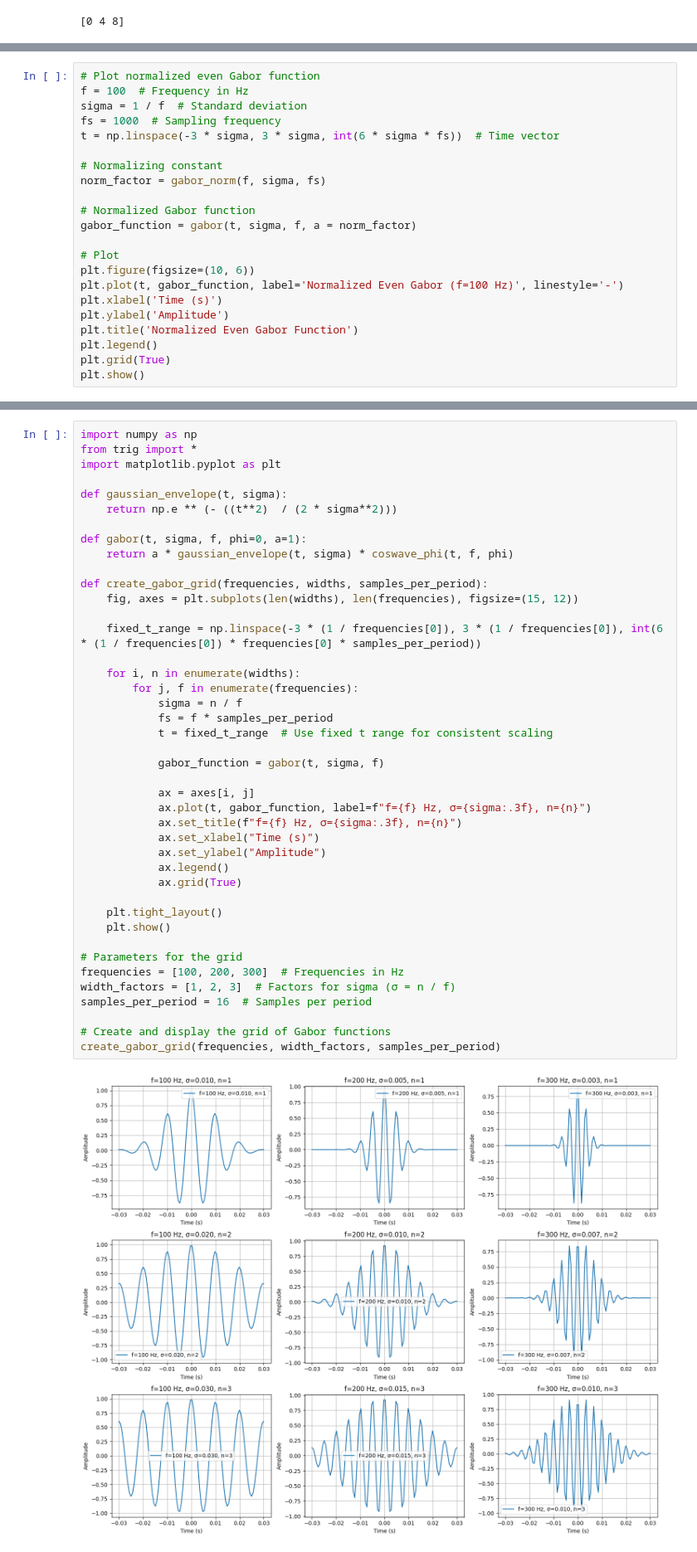
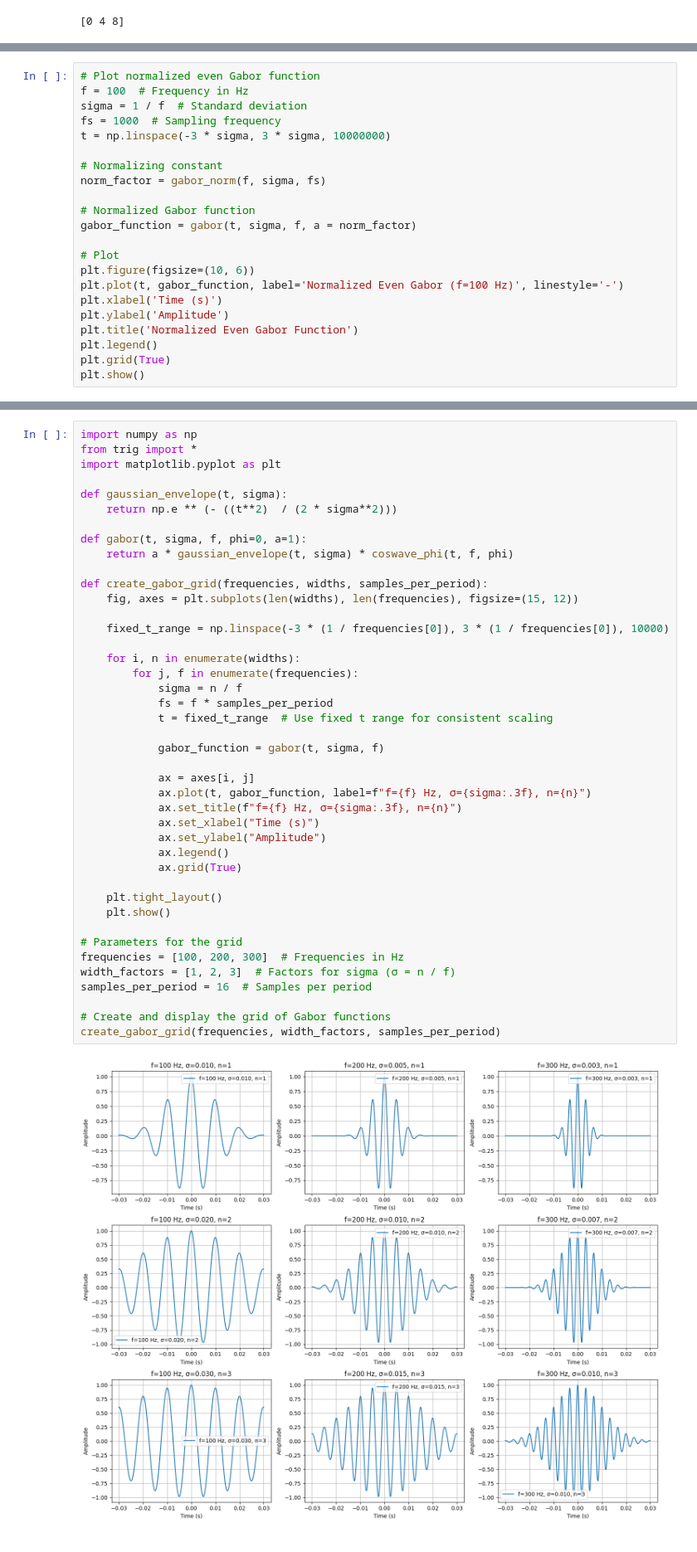
Before and after one commit to RyanL72/CSDS_364, a Jupyter notebook: Assignment_A1b/A1b_rhl72.ipynb, the cells around one changed output, grey strips where cells are left out. Shown at 83% size. Saved outputs shown, nothing was run; the diff lists cells and outputs as text.

```diff
--- a/Assignment_A1b/A1b_rhl72.ipynb
+++ b/Assignment_A1b/A1b_rhl72.ipynb
@@ -319,7 +319,7 @@ plt.show()
 f = 100  # Frequency in Hz
 sigma = 1 / f  # Standard deviation
 fs = 1000  # Sampling frequency
-t = np.linspace(-3 * sigma, 3 * sigma, int(6 * sigma * fs))  # Time vector
+t = np.linspace(-3 * sigma, 3 * sigma, 10000000)
 
 # Normalizing constant
 norm_factor = gabor_norm(f, sigma, fs)
@@ -373,36 +373,36 @@ def gabor(t, sigma, f, phi=0, a=1):
 def create_gabor_grid(frequencies, widths, samples_per_period):
     fig, axes = plt.subplots(len(widths), len(frequencies), figsize=(15, 12))
 
-    fixed_t_range = np.linspace(-3 * (1 / frequencies[0]), 3 * (1 / frequencies[0]), int(6 * (1 / frequencies[0]) * frequencies[0] * samples_per_period))
+    fixed_t_range = np.linspace(-3 * (1 / frequencies[0]), 3 * (1 / frequencies[0]), 10000)
 
     for i, n in enumerate(widths):
         for j, f in enumerate(frequencies):
             sigma = n / f
             fs = f * samples_per_period
             t = fixed_t_range  # Use fixed t range for consistent scaling
 
             gabor_function = gabor(t, sigma, f)
 
             ax = axes[i, j]
             ax.plot(t, gabor_function, label=f"f={f} Hz, σ={sigma:.3f}, n={n}")
             ax.set_title(f"f={f} Hz, σ={sigma:.3f}, n={n}")
             ax.set_xlabel("Time (s)")
             ax.set_ylabel("Amplitude")
             ax.legend()
             ax.grid(True)
 
     plt.tight_layout()
     plt.show()
 
 # Parameters for the grid
 frequencies = [100, 200, 300]  # Frequencies in Hz
 width_factors = [1, 2, 3]  # Factors for sigma (σ = n / f)
 samples_per_period = 16  # Samples per period
 
 # Create and display the grid of Gabor functions
 create_gabor_grid(frequencies, width_factors, samples_per_period)
 # %% [output]
-[figure, old version]
+[figure, new version]
 # %%
 import numpy as np
 from trig import *
```
Also changed, not shown: parts of 4 cells of this notebook, 2 other files.
